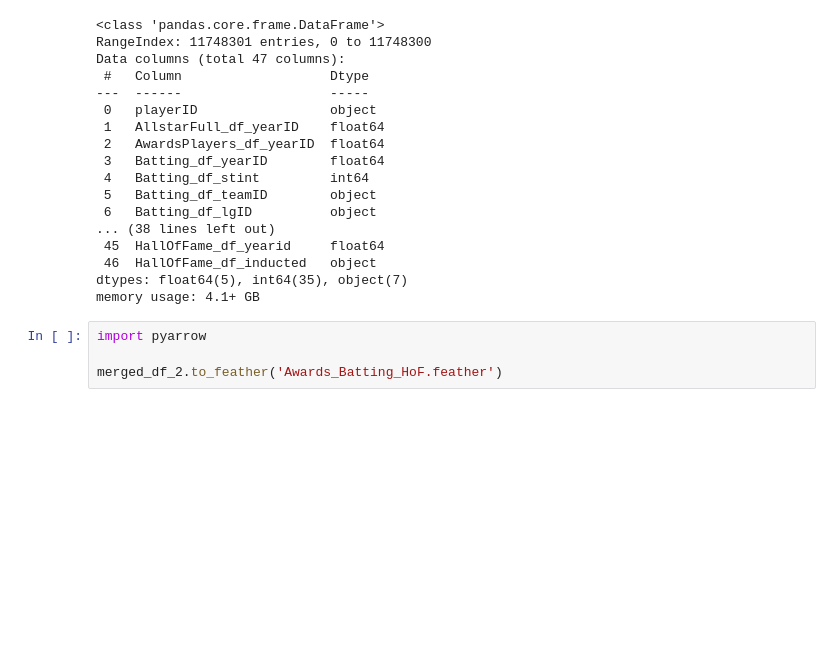
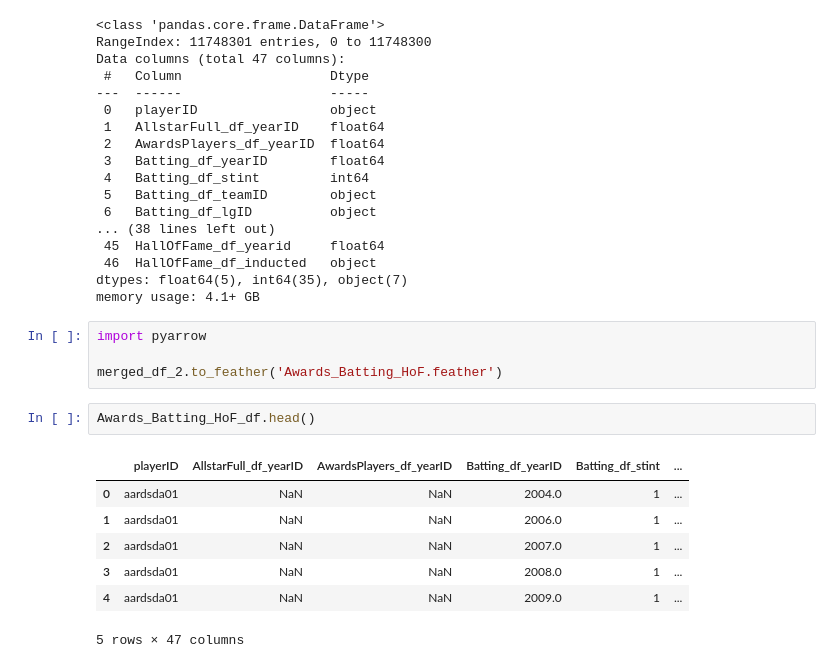
Before and after one commit to troopchris/csc5610base, a Jupyter notebook: GroupProjectM6/Shaske_Data_Cleaning.ipynb, the cells around one changed output. Cells and saved outputs as stored; diff of their text form; blank space fills up the shorter version.

```diff
--- a/GroupProjectM6/Shaske_Data_Cleaning.ipynb
+++ b/GroupProjectM6/Shaske_Data_Cleaning.ipynb
@@ -1372,3 +1371,13 @@ memory usage: 4.1+ GB
 import pyarrow
 
 merged_df_2.to_feather('Awards_Batting_HoF.feather')
+# %%
+Awards_Batting_HoF_df.head()
+# %% [output]
+|  | playerID | AllstarFull_df_yearID | AwardsPlayers_df_yearID | Batting_df_yearID | Batting_df_stint | ... |
+| 0 | aardsda01 | NaN | NaN | 2004.0 | 1 | ... |
+| 1 | aardsda01 | NaN | NaN | 2006.0 | 1 | ... |
+| 2 | aardsda01 | NaN | NaN | 2007.0 | 1 | ... |
+| 3 | aardsda01 | NaN | NaN | 2008.0 | 1 | ... |
+| 4 | aardsda01 | NaN | NaN | 2009.0 | 1 | ... |
+5 rows × 47 columns
```
Also changed, not shown: parts of 2 cells of this notebook, 7 other files.
